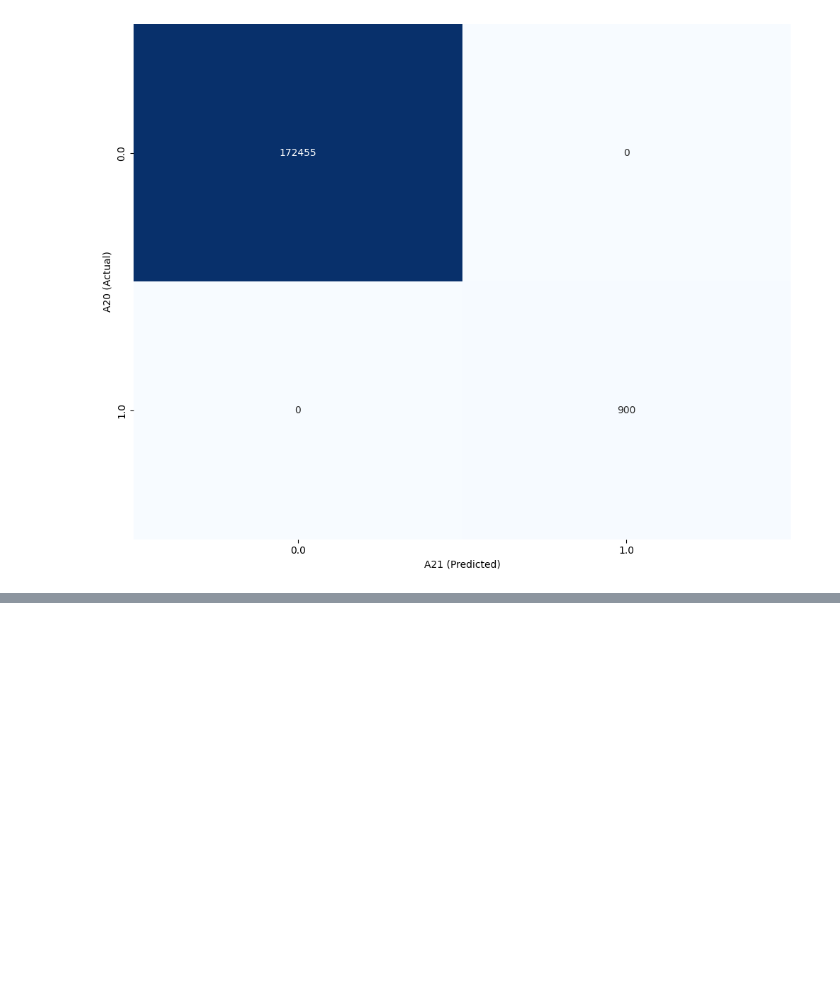
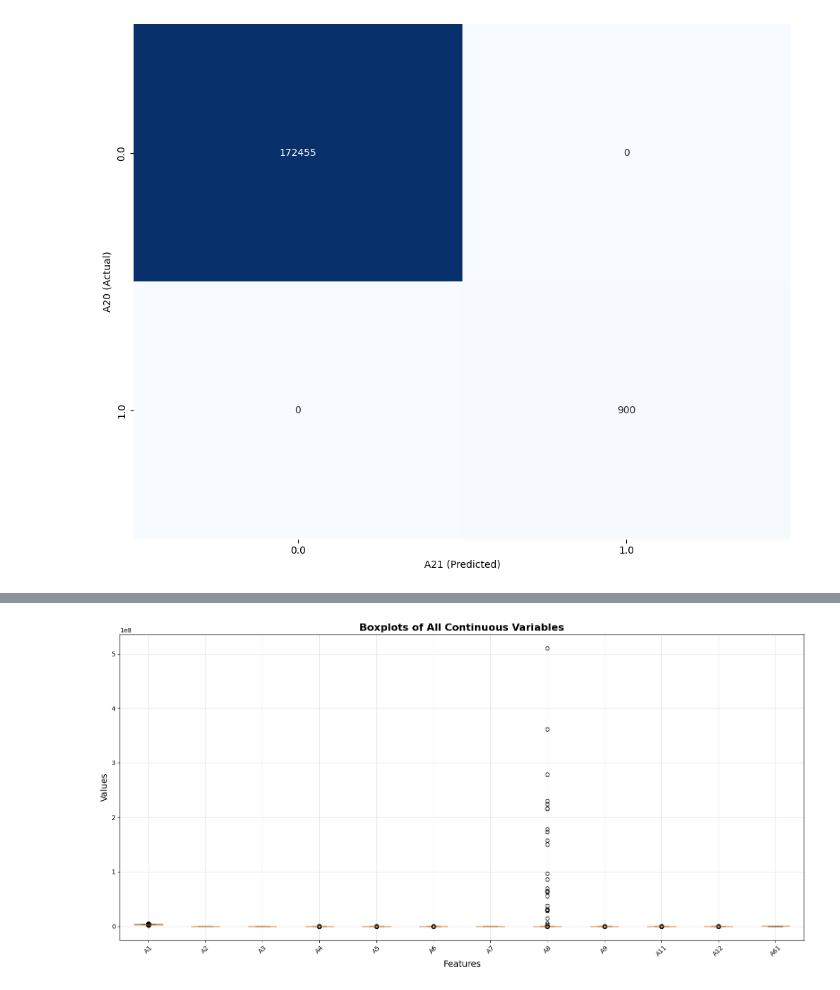
Before and after one commit to Voltzz9/ml441_assignments, a Jupyter notebook: assign1/ml441_assign1_26296918.ipynb, the cells around one changed output, grey strips where cells are left out. Drawn from its saved outputs; the diff is of its cells as text; code cells hidden in the pictures; blank space fills up the shorter version.

```diff
--- a/assign1/ml441_assign1_26296918.ipynb
+++ b/assign1/ml441_assign1_26296918.ipynb
@@ -1085,0 +1140,31 @@ plt.show()
+# %%
+# Create side-by-side boxplots for easier comparison
+plt.figure(figsize=(16, 8))
+
+# Prepare data for side-by-side comparison
+continuous_data = []
+continuous_labels = []
+
+for feature in continuous_features:
+    continuous_data.append(df[feature].dropna().values)
+    continuous_labels.append(f'A{feature + 1}')
+
+# Create the boxplot
+box_plot = plt.boxplot(continuous_data, labels=continuous_labels, patch_artist=True)
+
+# Customize colors - alternate between two colors for better visibility
+colors = ['lightblue', 'lightcoral']
+for i, box in enumerate(box_plot['boxes']):
+    box.set_facecolor(colors[i % 2])
+    box.set_alpha(0.7)
+
+plt.title('Boxplots of All Continuous Variables', fontsize=16, fontweight='bold')
+plt.xlabel('Features', fontsize=14)
+plt.ylabel('Values', fontsize=14)
+plt.xticks(rotation=45)
+plt.grid(True, alpha=0.3)
+plt.tight_layout()
+plt.savefig('report/images/continuous_variables_boxplots_comparison.pdf', dpi=300, bbox_inches='tight')
+plt.show()
+# %% [output]
+[figure, added]
```
Also changed, not shown: parts of 7 cells of this notebook, 18 other files.
